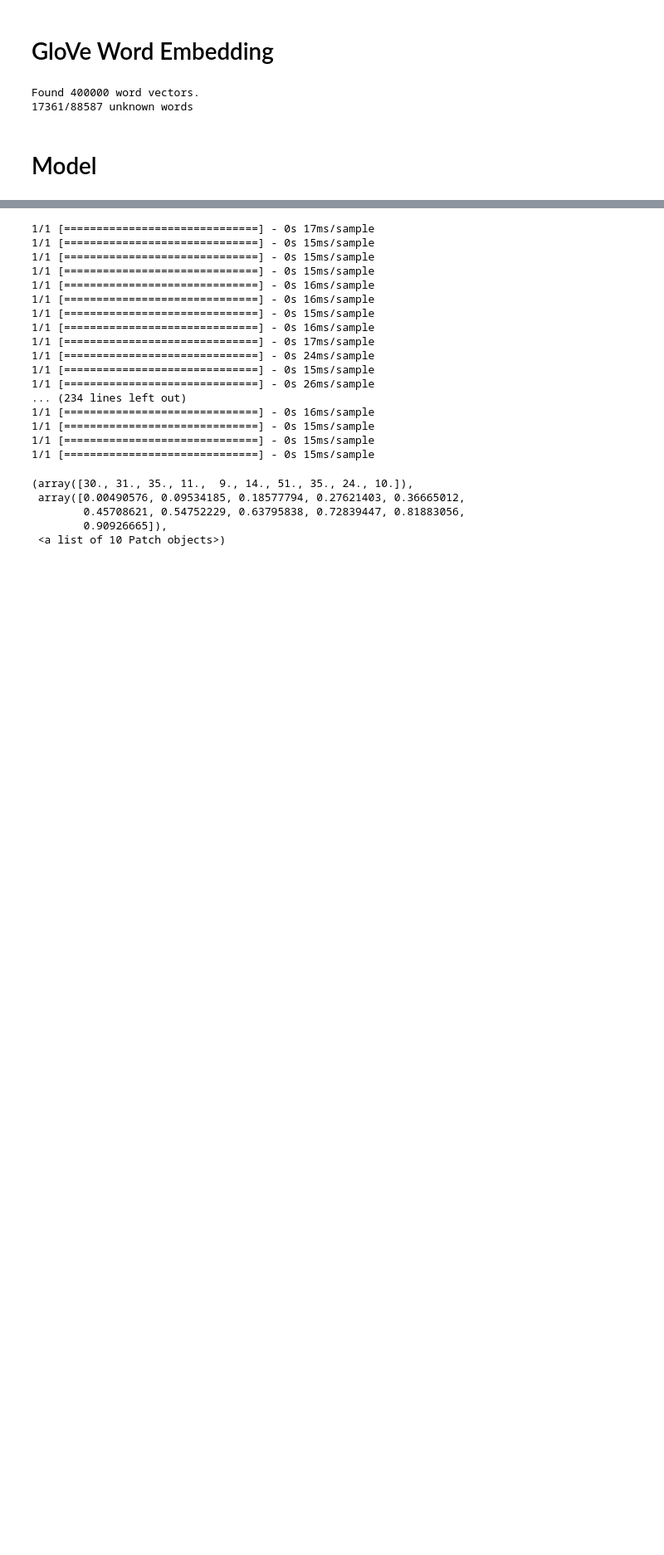
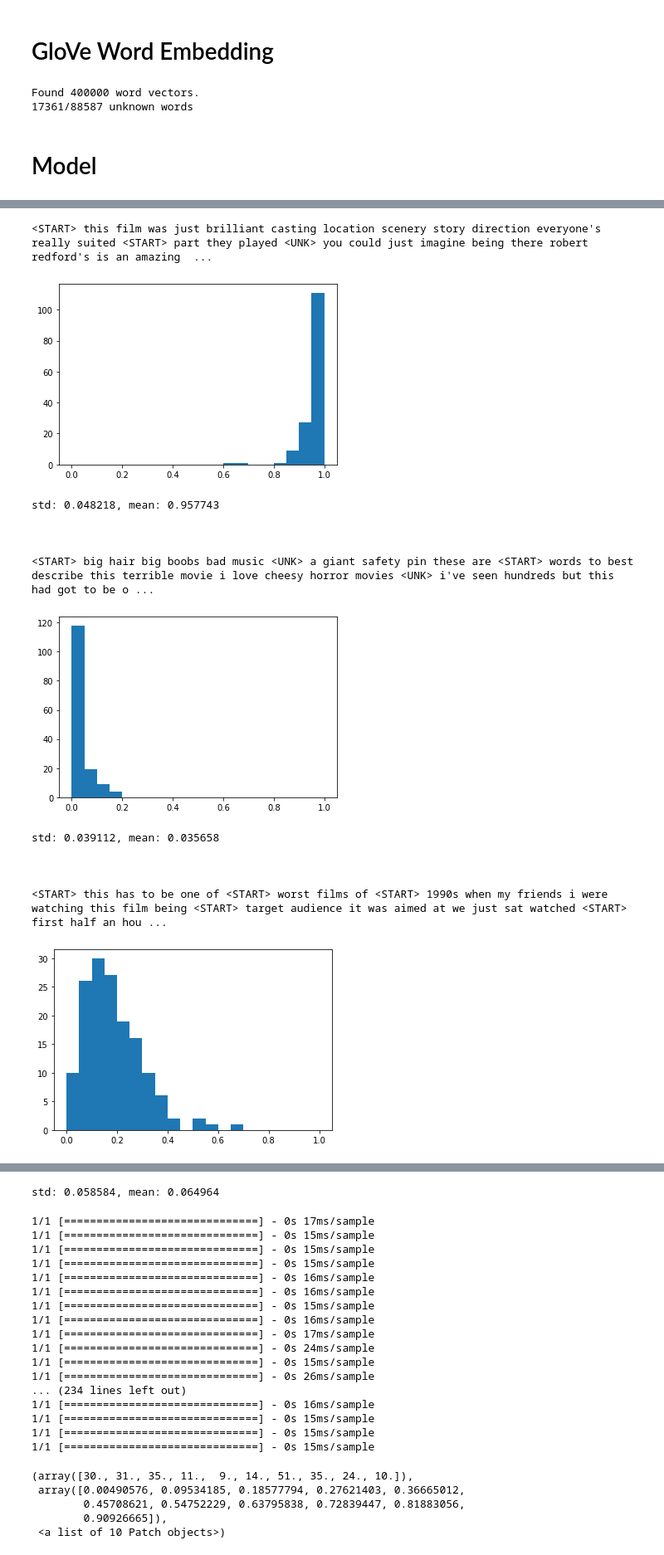
Before and after one commit to tom-schoener/ml-probability, a Jupyter notebook: tfp_word_embeddings/bnn/mc_dropout.ipynb, the cells around one changed output, grey strips where cells are left out. Shown: that part at 83% size. Cells and saved outputs as stored; diff of their text form; code cells hidden in the pictures; blank space fills up the shorter version.

```diff
--- a/tfp_word_embeddings/bnn/mc_dropout.ipynb
+++ b/tfp_word_embeddings/bnn/mc_dropout.ipynb
@@ -156,0 +256,21 @@ Epoch 6/6
+# %%
+# training data
+for n in range(5):
+    print(word_index.vec2sentence(x_train[n]))
+    sample_model(x=x_train_padded[n])
+    print("\n\n")
+# %% [output]
+<START> this film was just brilliant casting location scenery story direction everyone's really suited <START> part they played <UNK> you could just imagine being there robert redford's is an amazing  ...
+[figure, added]
+std: 0.048218, mean: 0.957743
+
+
+
+<START> big hair big boobs bad music <UNK> a giant safety pin these are <START> words to best describe this terrible movie i love cheesy horror movies <UNK> i've seen hundreds but this had got to be o ...
+[figure, added]
+std: 0.039112, mean: 0.035658
+
+
+
+<START> this has to be one of <START> worst films of <START> 1990s when my friends i were watching this film being <START> target audience it was aimed at we just sat watched <START> first half an hou ...
+[figure, added]
@@ -157,3 +289,4 @@ Epoch 6/6
+std: 0.058584, mean: 0.064964
 # %%
 mean_y_train = np.mean(y_train)
 std_y_train = np.std(y_train)
```
Also changed, not shown: parts of 9 cells of this notebook, 1 other file.
